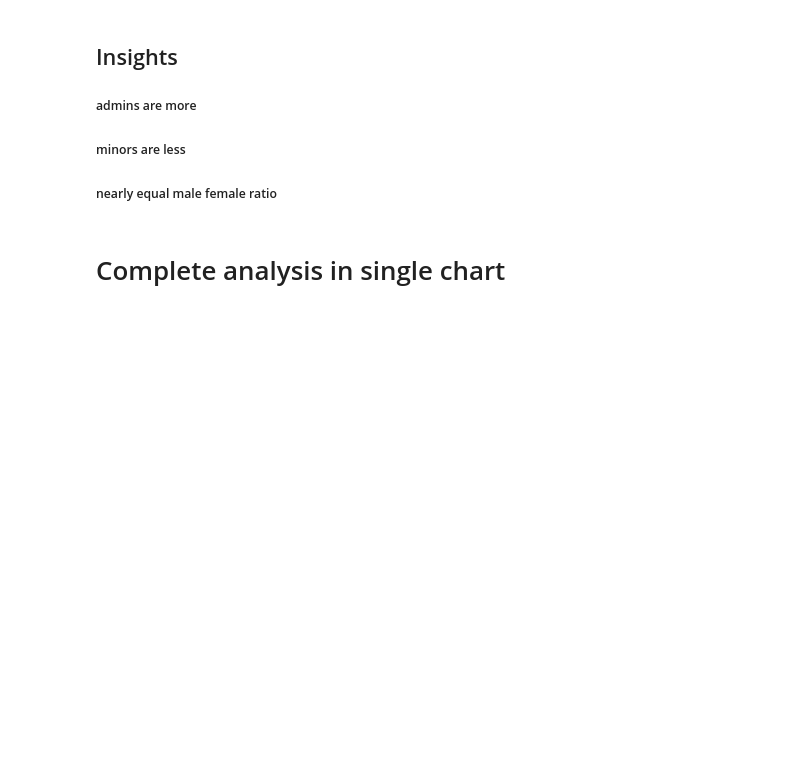
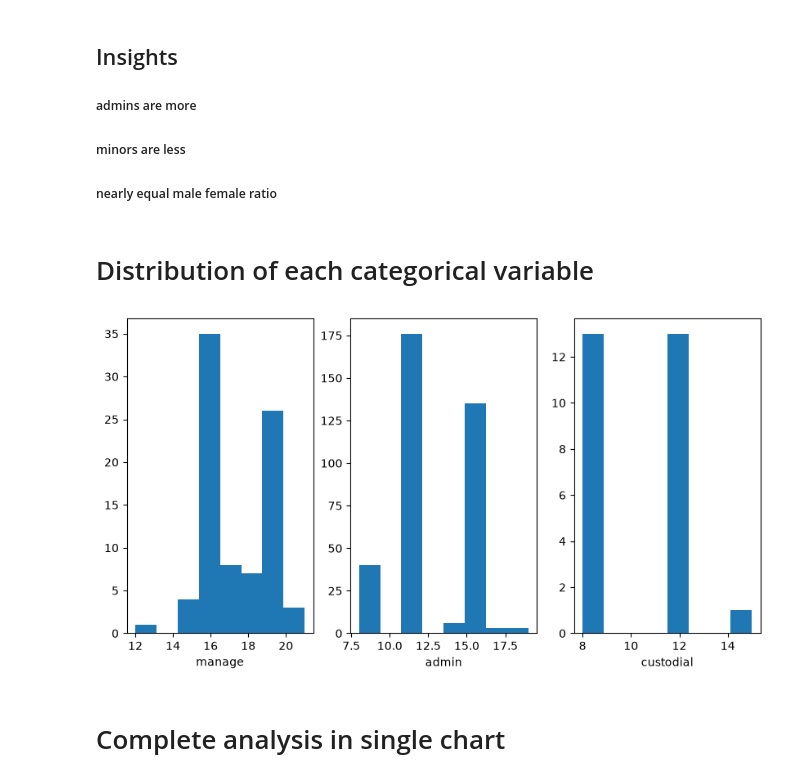
Before and after one commit to MagarVivek009/Exploratory-Data-Analysis-EDA-, a Jupyter notebook: bankwages.ipynb, the cells around one changed output. Cells and saved outputs as stored; diff of their text form; code cells hidden in the pictures; blank space fills up the shorter version.

Commit message:
Trying to include all things in one chart

```diff
--- a/bankwages.ipynb
+++ b/bankwages.ipynb
@@ -52,6 +52,16 @@ memory usage: 18.6 KB
 ##### admins are more
 ##### minors are less
 ##### nearly equal male female ratio
+# %% [markdown]
+# Distribution of each categorical variable
+# %%
+job_cat = df['job'].unique().tolist()
+fig,ax = plt.subplots(1,3,figsize=(10,5))
+for i in range(3):
+    ax[i].hist(df[df['job']==job_cat[i]]['education'], bins = 8)
+    ax[i].set_xlabel(job_cat[i])
+# %% [output]
+[figure, added]
 # %% [markdown]
 # Complete analysis in single chart
 # %%
```
Also changed, not shown: parts of 7 cells of this notebook.
